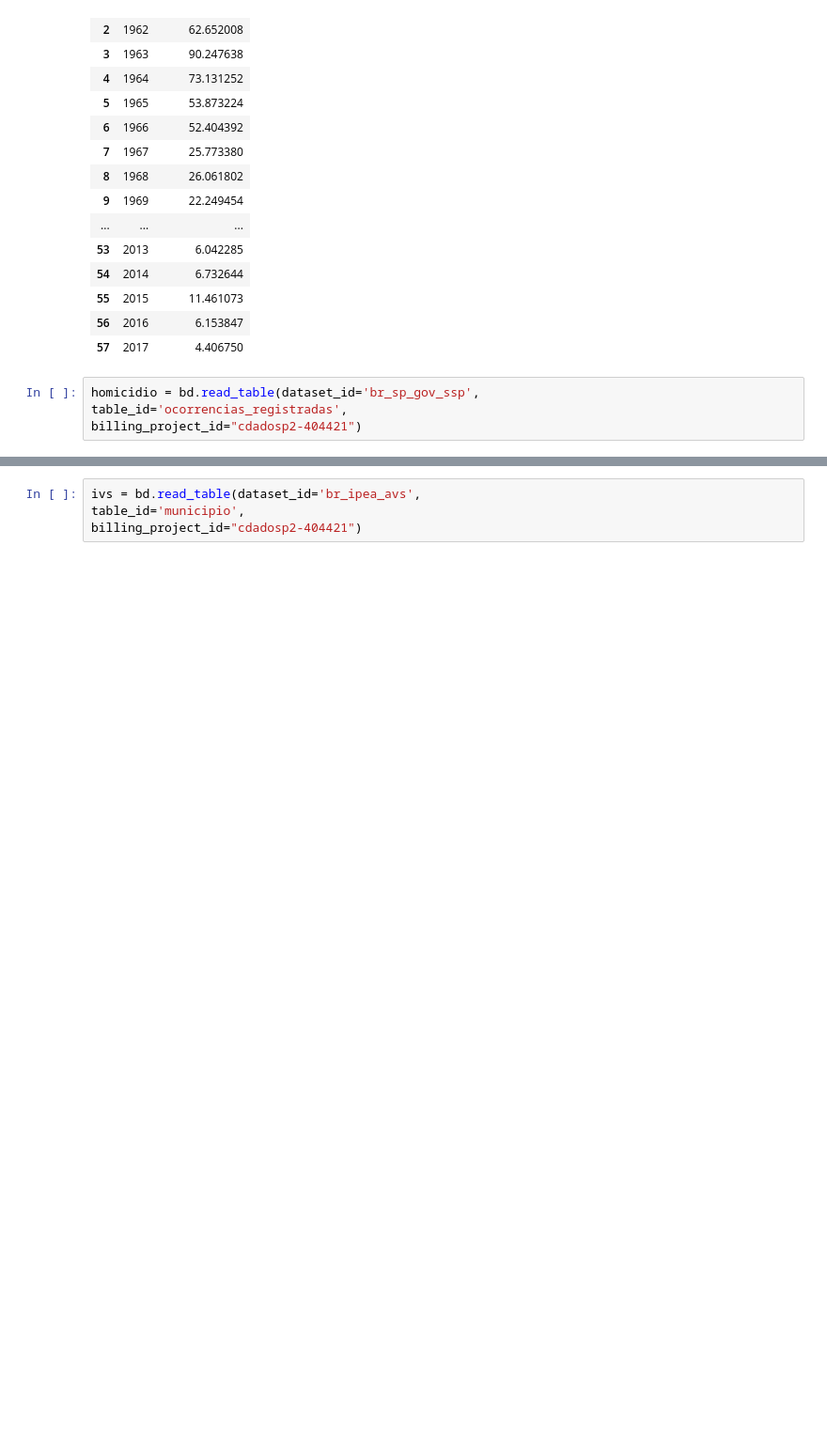
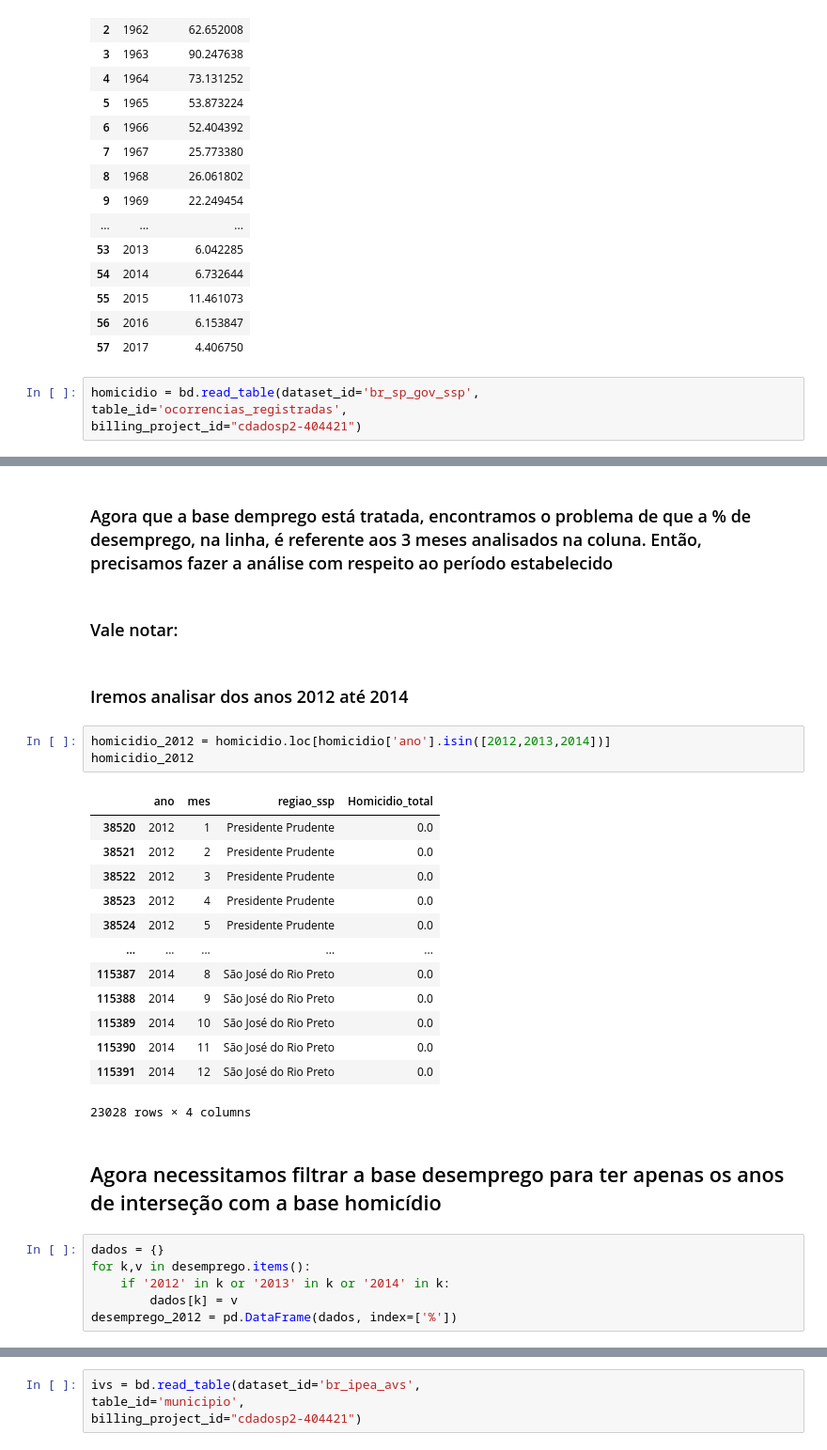
Before and after one commit to felipebns/P2_Cdados, a Jupyter notebook: p2_cdados.ipynb, the cells around one changed output, grey strips where cells are left out. Shown at 94% size. Cells and saved outputs as stored; diff of their text form; blank space fills up the shorter version.

```diff
--- a/p2_cdados.ipynb
+++ b/p2_cdados.ipynb
@@ -134,0 +160,31 @@ homicidio[10000:10100] # coluna homicidio_doloso traz informações do target
+# %% [markdown]
+### Agora que a base demprego está tratada, encontramos o problema de que a % de desemprego, na linha, é referente aos 3 meses analisados na coluna. Então, precisamos fazer a análise com respeito ao período estabelecido
+# %% [markdown]
+### Vale notar:
+# %% [markdown]
+### Iremos analisar dos anos 2012 até 2014
+# %%
+homicidio_2012 = homicidio.loc[homicidio['ano'].isin([2012,2013,2014])]
+homicidio_2012
+# %% [output]
+|  | ano | mes | regiao_ssp | Homicidio_total |
+| 38520 | 2012 | 1 | Presidente Prudente | 0.0 |
+| 38521 | 2012 | 2 | Presidente Prudente | 0.0 |
+| 38522 | 2012 | 3 | Presidente Prudente | 0.0 |
+| 38523 | 2012 | 4 | Presidente Prudente | 0.0 |
+| 38524 | 2012 | 5 | Presidente Prudente | 0.0 |
+| ... | ... | ... | ... | ... |
+| 115387 | 2014 | 8 | São José do Rio Preto | 0.0 |
+| 115388 | 2014 | 9 | São José do Rio Preto | 0.0 |
+| 115389 | 2014 | 10 | São José do Rio Preto | 0.0 |
+| 115390 | 2014 | 11 | São José do Rio Preto | 0.0 |
+| 115391 | 2014 | 12 | São José do Rio Preto | 0.0 |
+23028 rows × 4 columns
+# %% [markdown]
+## Agora necessitamos filtrar a base desemprego para ter apenas os anos de interseção com a base homicídio
+# %%
+dados = {}
+for k,v in desemprego.items():
+    if '2012' in k or '2013' in k or '2014' in k:
+        dados[k] = v
+desemprego_2012 = pd.DataFrame(dados, index=['%'])
```
Also changed, not shown: parts of 14 cells of this notebook.
